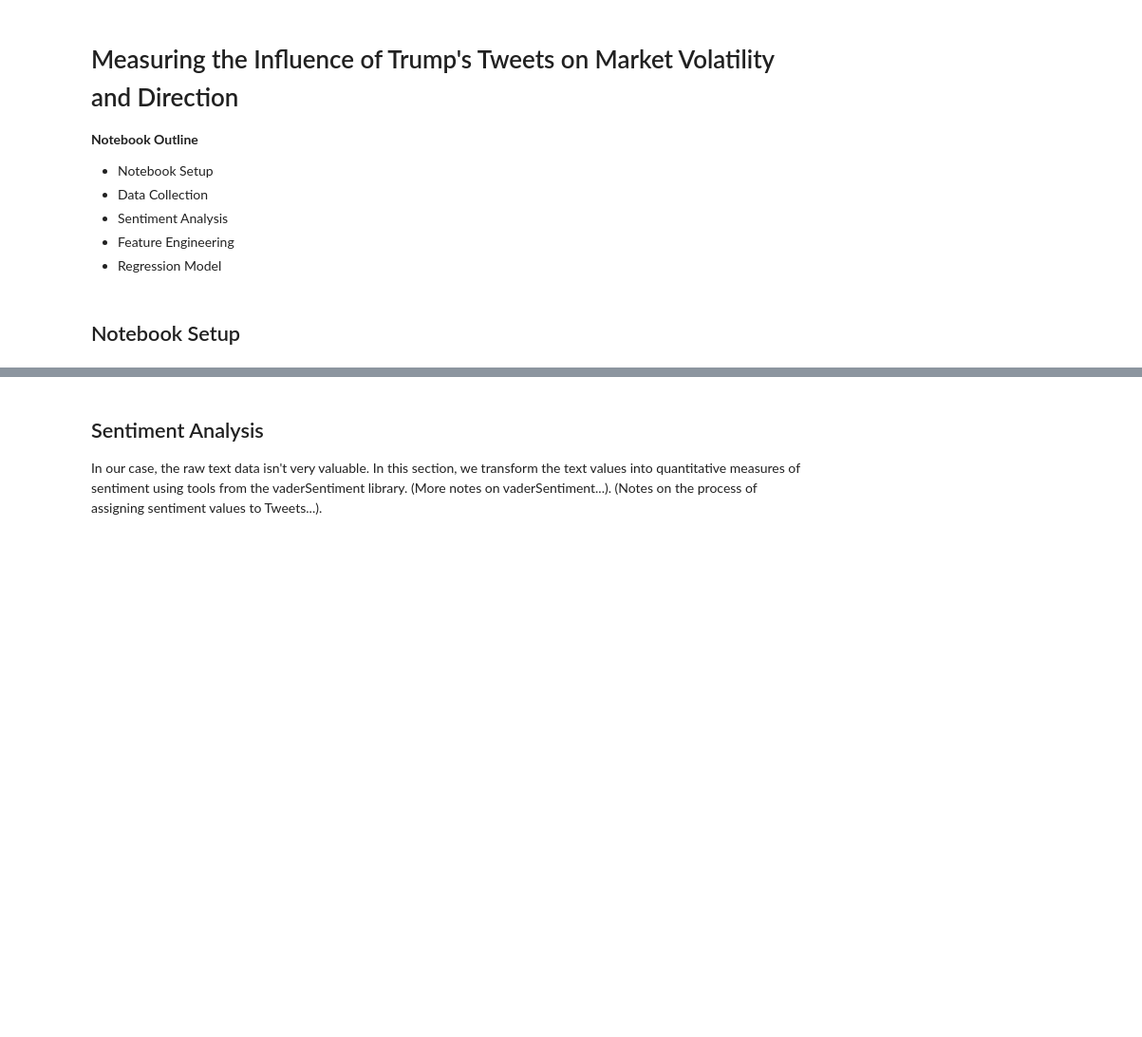
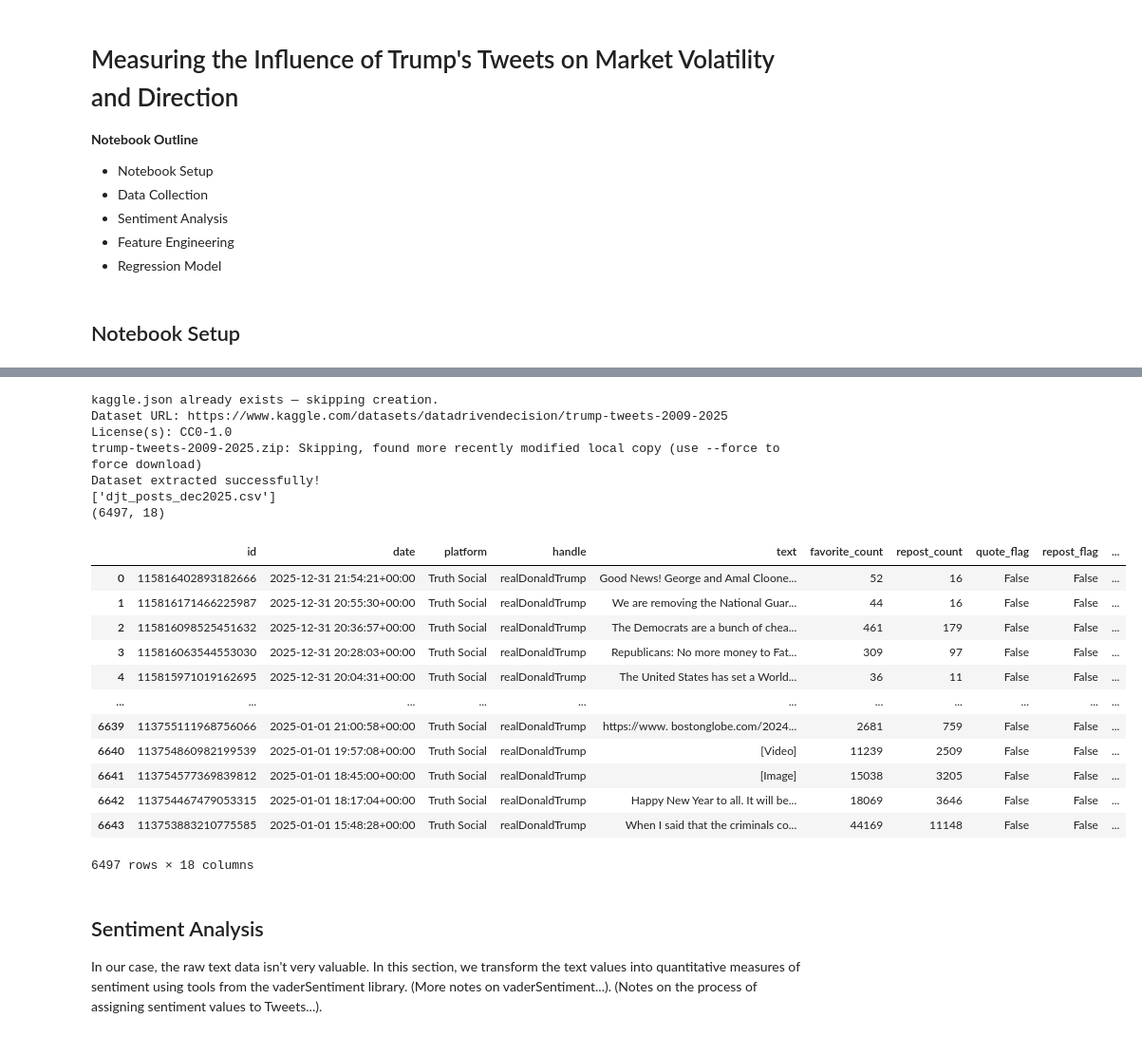
Before and after one commit to ben-mikus/wdip-course-project, a Jupyter notebook: wdip-course-project.ipynb, the cells around one changed output, grey strips where cells are left out. Shown at 95% size. Saved outputs shown, nothing was run; the diff lists cells and outputs as text; code cells hidden in the pictures; blank space fills up the shorter version.

```diff
--- a/wdip-course-project.ipynb
+++ b/wdip-course-project.ipynb
@@ -54,3 +153,81 @@ Date
+# %%
+# AUTHENTICATE WITH KAGGLE API
+
+load_dotenv()  # Load hiden access token from .env file
+KAGGLE_USERNAME = os.getenv("KAGGLE_USERNAME")
+KAGGLE_KEY = os.getenv("KAGGLE_KEY")
+
+kaggle_dir = os.path.expanduser("~/.kaggle") # Creates a hidden directory required for storing API credentials
+os.makedirs(kaggle_dir, exist_ok=True)
+
+kaggle_path = os.path.join(kaggle_dir, "kaggle.json")
+
+if os.path.exists(kaggle_path):
+    print("kaggle.json already exists — skipping creation.") # Avoid overwriting existing credentials
+
+else:
+    kaggle_credentials = {
+        "username": KAGGLE_USERNAME,
+        "key": KAGGLE_KEY
+    }
+    with open(kaggle_path, "w") as f:
+        json.dump(kaggle_credentials, f)
+
+    print("kaggle.json created successfully!")
+
+
+# USING THE AUTHENTICATED KAGGLE API, DOWNLOAD THE TRUMP TWEETS DATASET
+
+!kaggle datasets download -d datadrivendecision/trump-tweets-2009-2025
+
+zip_path = "trump-tweets-2009-2025.zip"
+extract_path = "trump_tweets_data"
+
+with zipfile.ZipFile(zip_path, 'r') as zip_ref:
+    zip_ref.extractall(extract_path)
+
+print("Dataset extracted successfully!")
+
+#Check which files are inside
+files = os.listdir(extract_path)
+print(files)
+
+# Load the CSV file
+csv_path = os.path.join(extract_path, files[0])
+df = pd.read_csv(csv_path)
+
+
+# CLEAN KAGGLE TRUMP TWEETS DATA
+
+df = df.dropna(subset=["text"]).copy()
+df["date"] = pd.to_datetime(df["date"], errors="coerce")
+df = df.dropna(subset=["date"])
+Kaggle_df = df[df['platform'] != "Twitter"]
+Posts_df_kaggle = Kaggle_df[Kaggle_df['date'] >='2025-01-01']
+
+print(Posts_df_kaggle.shape)
+Posts_df_kaggle
+# %% [output]
+kaggle.json already exists — skipping creation.
+Dataset URL: https://www.kaggle.com/datasets/datadrivendecision/trump-tweets-2009-2025
+License(s): CC0-1.0
+trump-tweets-2009-2025.zip: Skipping, found more recently modified local copy (use --force to force download)
+Dataset extracted successfully!
+['djt_posts_dec2025.csv']
+(6497, 18)
+|  | id | date | platform | handle | text | favorite_count | repost_count | quote_flag | repost_flag | ... |
+| 0 | 115816402893182666 | 2025-12-31 21:54:21+00:00 | Truth Social | realDonaldTrump | Good News! George and Amal Cloone... | 52 | 16 | False | False | ... |
+| 1 | 115816171466225987 | 2025-12-31 20:55:30+00:00 | Truth Social | realDonaldTrump | We are removing the National Guar... | 44 | 16 | False | False | ... |
+| 2 | 115816098525451632 | 2025-12-31 20:36:57+00:00 | Truth Social | realDonaldTrump | The Democrats are a bunch of chea... | 461 | 179 | False | False | ... |
+| 3 | 115816063544553030 | 2025-12-31 20:28:03+00:00 | Truth Social | realDonaldTrump | Republicans: No more money to Fat... | 309 | 97 | False | False | ... |
+| 4 | 115815971019162695 | 2025-12-31 20:04:31+00:00 | Truth Social | realDonaldTrump | The United States has set a World... | 36 | 11 | False | False | ... |
+| ... | ... | ... | ... | ... | ... | ... | ... | ... | ... | ... |
+| 6639 | 113755111968756066 | 2025-01-01 21:00:58+00:00 | Truth Social | realDonaldTrump | https://www. bostonglobe.com/2024... | 2681 | 759 | False | False | ... |
+| 6640 | 113754860982199539 | 2025-01-01 19:57:08+00:00 | Truth Social | realDonaldTrump | [Video] | 11239 | 2509 | False | False | ... |
+| 6641 | 113754577369839812 | 2025-01-01 18:45:00+00:00 | Truth Social | realDonaldTrump | [Image] | 15038 | 3205 | False | False | ... |
+| 6642 | 113754467479053315 | 2025-01-01 18:17:04+00:00 | Truth Social | realDonaldTrump | Happy New Year to all. It will be... | 18069 | 3646 | False | False | ... |
+| 6643 | 113753883210775585 | 2025-01-01 15:48:28+00:00 | Truth Social | realDonaldTrump | When I said that the criminals co... | 44169 | 11148 | False | False | ... |
+6497 rows × 18 columns
 # %% [markdown]
 ## Sentiment Analysis
 In our case, the raw text data isn't very valuable. In this section, we transform the text values into quantitative measures of sentiment using tools from the vaderSentiment library. (More notes on vaderSentiment...). (Notes on the process of assigning sentiment values to Tweets...).
```
Also changed, not shown: parts of 11 cells of this notebook, 1 other file.
